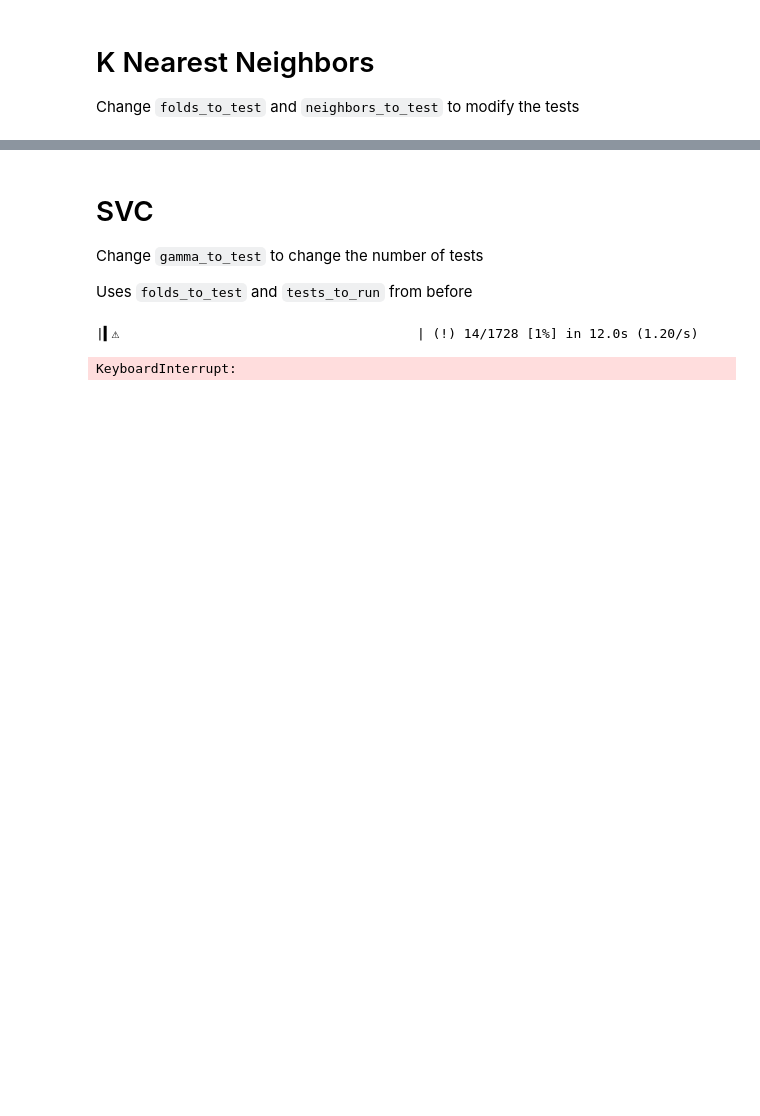
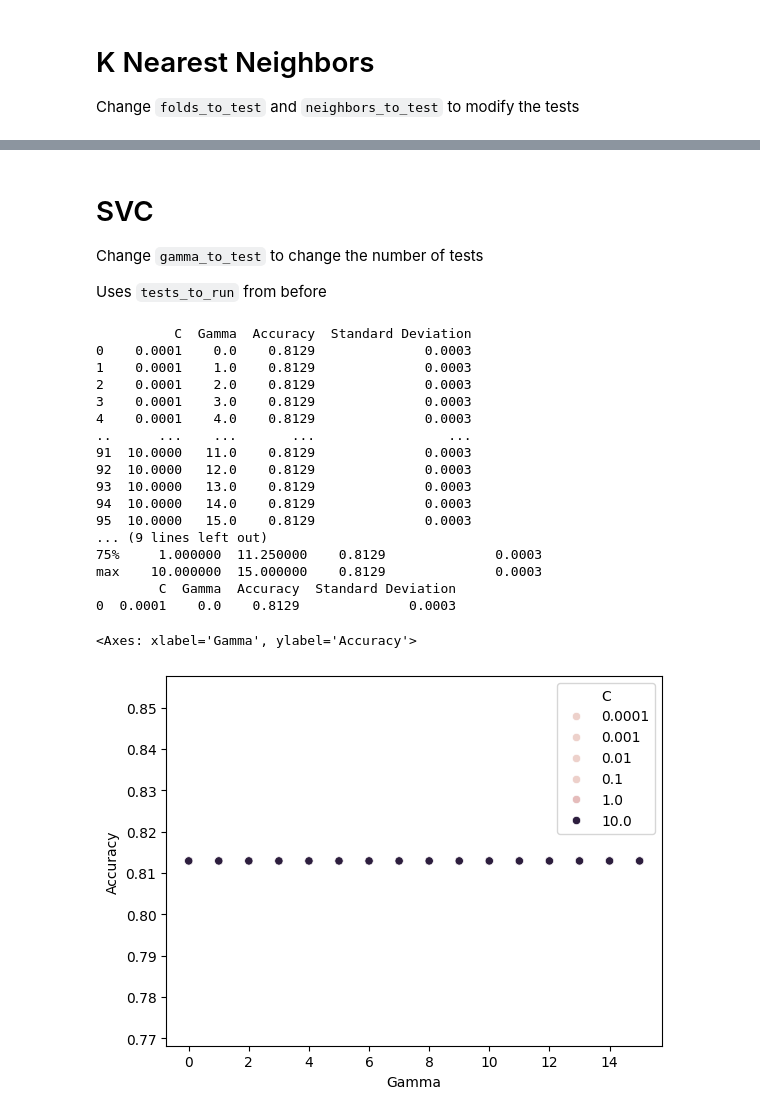
Before and after one commit to Ben2445Fun/solitaire-ai, a Jupyter notebook: testing.ipynb, the cells around one changed output, grey strips where cells are left out. Cells and saved outputs as stored; diff of their text form; code cells hidden in the pictures; blank space fills up the shorter version.

```diff
--- a/testing.ipynb
+++ b/testing.ipynb
@@ -140,39 +140,41 @@ Highest precision of 99.99% at 0.0001 C and 2 folds.
 # SVC
 Change `gamma_to_test` to change the number of tests
 
-Uses `folds_to_test` and `tests_to_run` from before
+Uses `tests_to_run` from before
 # %%
 gamma_to_test: int = 16
-# Linear SVC Test
-accuracy: float = 0
-acc_c: float = 0
-acc_g: int = 0
-acc_f: int = 0
-precision: float = 1
-pre_c: float = 0
-pre_g: int = 0
-pre_f: int = 0
+# SVC Test
+svc_results = pd.DataFrame(columns=['C', 'Gamma', 'Accuracy', 'Standard Deviation'])
 # Test different folds
-with alive_bar(len(tests_to_run)*(folds_to_test-2)*gamma_to_test, force_tty=True) as bar:
-    for o in range(2, folds_to_test):
-        for i in tests_to_run:
-            for k in range(gamma_to_test):
-                cvs = cross_val_score(SVC(C=i, gamma=gamma_to_test), X_sc, y, cv=o, n_jobs=-1)
-                mean: float = float(np.mean(cvs))
-                if mean > accuracy:
-                    accuracy = mean
-                    acc_c = i
-                    acc_g = k
-                    acc_f = o
-                std: float = float(np.std(cvs))
-                if std < precision:
-                    precision = std
-                    pre_c = i
-                    pre_g = k
-                    pre_f = o
-                bar()
-print("Highest accuracy of", str(accuracy*100) + "% at", acc_c, "C,", acc_g, "gamma, and", acc_f, "folds.")
-print("Highest precision of", str((1-precision)*100) + "% at", pre_c, "C,", pre_g, "gamma, and", pre_f, "folds.")
+with alive_bar(len(tests_to_run)*gamma_to_test, force_tty=True) as bar:
+    for i in tests_to_run:
+        for k in range(gamma_to_test):
+            cvs = cross_val_score(SVC(C=i, gamma=gamma_to_test), X_sc, y, cv=10, n_jobs=-1)
+            mean: float = float(np.mean(cvs))
+            std: float = float(np.std(cvs))
+            svc_results.loc[len(svc_results)] = [i, k, mean, std]
+            bar()
+print(svc_results)
+print(svc_results.describe())
+print(svc_results.iloc[[int(svc_results['Accuracy'].idxmax())]])
+sns.scatterplot(data=svc_results,x='Gamma',hue='C',y='Accuracy')
 # %% [output]
-|▍⚠︎                                      | (!) 14/1728 [1%] in 12.0s (1.20/s)
+          C  Gamma  Accuracy  Standard Deviation
+0    0.0001    0.0    0.8129              0.0003
+1    0.0001    1.0    0.8129              0.0003
+2    0.0001    2.0    0.8129              0.0003
+3    0.0001    3.0    0.8129              0.0003
+4    0.0001    4.0    0.8129              0.0003
+..      ...    ...       ...                 ...
+91  10.0000   11.0    0.8129              0.0003
+92  10.0000   12.0    0.8129              0.0003
+93  10.0000   13.0    0.8129              0.0003
+94  10.0000   14.0    0.8129              0.0003
+95  10.0000   15.0    0.8129              0.0003
+... (9 lines left out)
+75%     1.000000  11.250000    0.8129              0.0003
+max    10.000000  15.000000    0.8129              0.0003
+        C  Gamma  Accuracy  Standard Deviation
+0  0.0001    0.0    0.8129              0.0003
-KeyboardInterrupt:
+<Axes: xlabel='Gamma', ylabel='Accuracy'>
+[figure, added]
```
Also changed, not shown: parts of 12 cells of this notebook.
